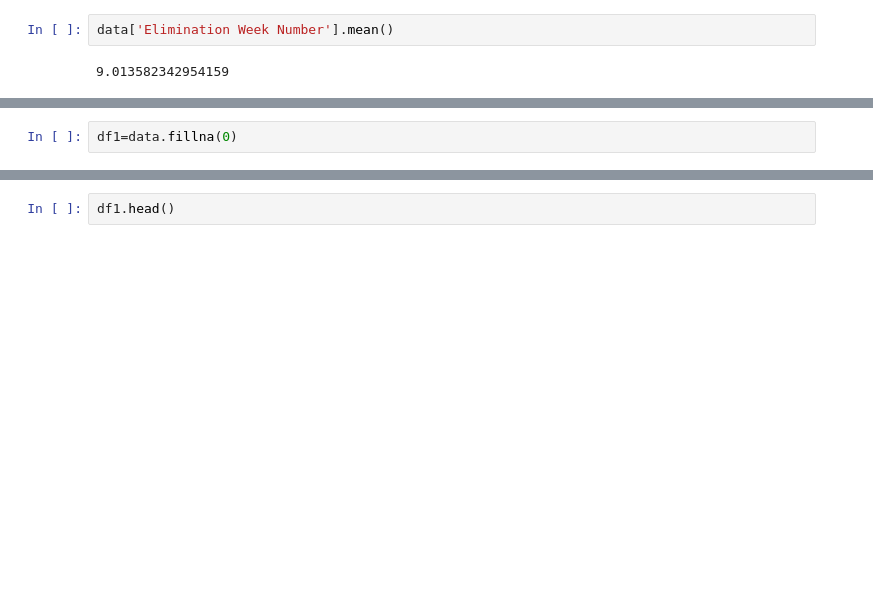
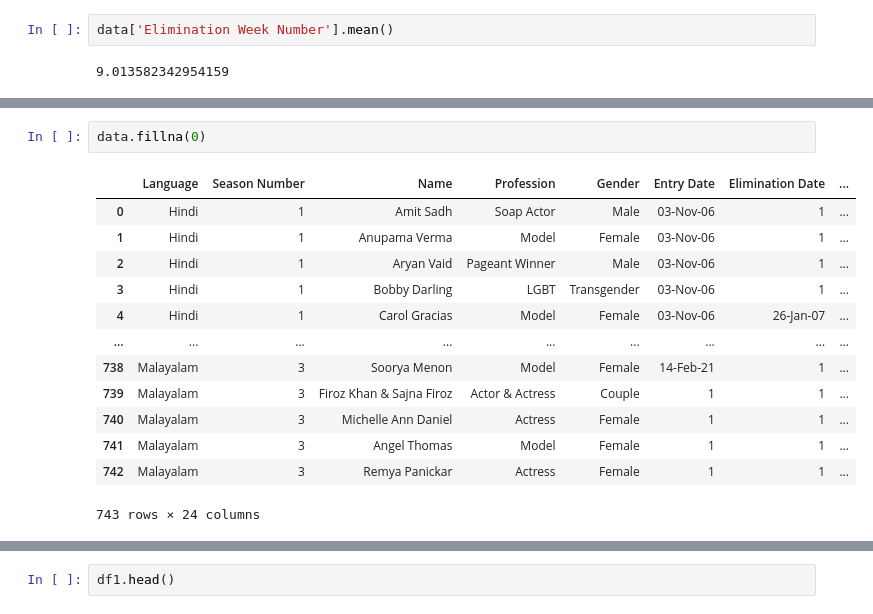
Before and after one commit to keerjs01/ML---Pandas, a Jupyter notebook: pandas.ipynb, the cells around one changed output, grey strips where cells are left out. Saved outputs shown, nothing was run; the diff lists cells and outputs as text; blank space fills up the shorter version.

```diff
--- a/pandas.ipynb
+++ b/pandas.ipynb
@@ -45,2 +170,16 @@ data['Elimination Week Number'].mean()
 # %%
-df1=data.fillna(0)
+data.fillna(0)
+# %% [output]
+|  | Language | Season Number | Name | Profession | Gender | Entry Date | Elimination Date | ... |
+| 0 | Hindi | 1 | Amit Sadh | Soap Actor | Male | 03-Nov-06 | 1 | ... |
+| 1 | Hindi | 1 | Anupama Verma | Model | Female | 03-Nov-06 | 1 | ... |
+| 2 | Hindi | 1 | Aryan Vaid | Pageant Winner | Male | 03-Nov-06 | 1 | ... |
+| 3 | Hindi | 1 | Bobby Darling | LGBT | Transgender | 03-Nov-06 | 1 | ... |
+| 4 | Hindi | 1 | Carol Gracias | Model | Female | 03-Nov-06 | 26-Jan-07 | ... |
+| ... | ... | ... | ... | ... | ... | ... | ... | ... |
+| 738 | Malayalam | 3 | Soorya Menon | Model | Female | 14-Feb-21 | 1 | ... |
+| 739 | Malayalam | 3 | Firoz Khan & Sajna Firoz | Actor & Actress | Couple | 1 | 1 | ... |
+| 740 | Malayalam | 3 | Michelle Ann Daniel | Actress | Female | 1 | 1 | ... |
+| 741 | Malayalam | 3 | Angel Thomas | Model | Female | 1 | 1 | ... |
+| 742 | Malayalam | 3 | Remya Panickar | Actress | Female | 1 | 1 | ... |
+743 rows × 24 columns
```
Also changed, not shown: parts of 20 cells of this notebook.
